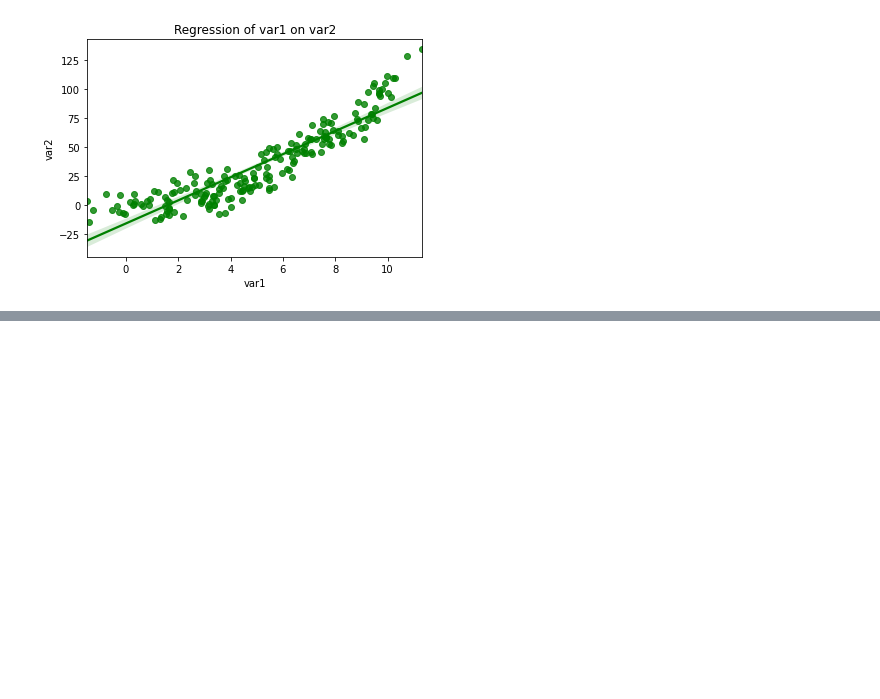
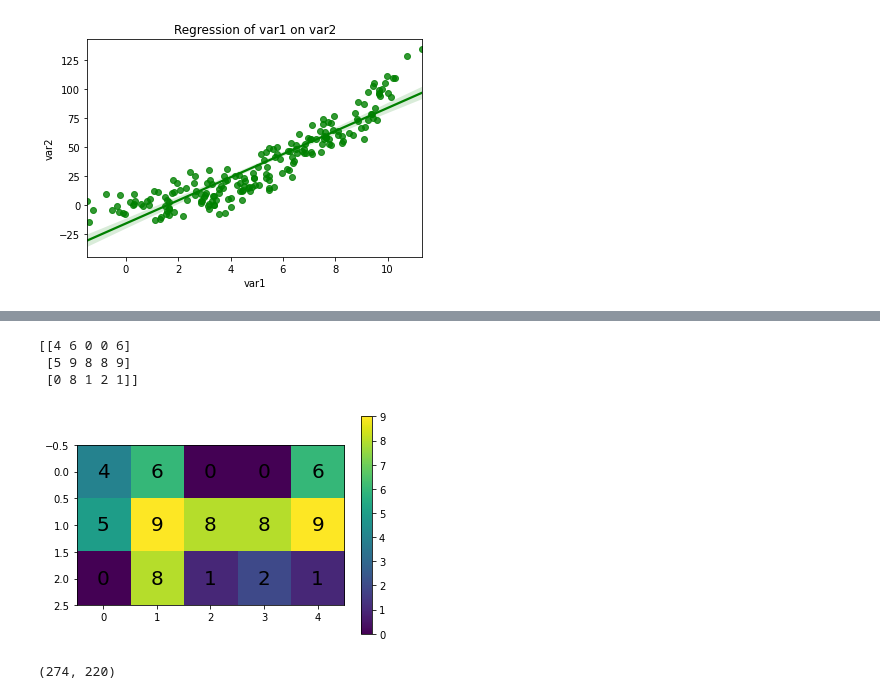
Before and after one commit to kavinda-ravishan/A_deep_understanding_of_deep_learning, a Jupyter notebook: 04 Python intro_ Text and plots/app.ipynb, the cells around one changed output, grey strips where cells are left out. Saved outputs shown, nothing was run; the diff lists cells and outputs as text; code cells hidden in the pictures; blank space fills up the shorter version.

Commit message:
Images

```diff
--- a/04 Python intro_ Text and plots/app.ipynb
+++ b/04 Python intro_ Text and plots/app.ipynb
@@ -442,0 +452,20 @@ plt.show()
+# %%
+m, n = 3, 5
+
+M = np.random.randint(10, size=(m,n))
+
+print(M)
+
+plt.imshow(M)
+
+for i in range(m): # Rows
+    for j in range(n): # Columns
+        plt.text(j, i, M[i,j], fontsize=20, horizontalalignment='center', verticalalignment='center')
+
+plt.colorbar()
+plt.show()
+# %% [output]
+[[4 6 0 0 6]
+ [5 9 8 8 9]
+ [0 8 1 2 1]]
+[figure, added]
@@ -442,0 +474,4 @@ plt.show()
+# %%
+img.shape
+# %% [output]
+(274, 220)
```
Also changed, not shown: parts of 10 cells of this notebook.
